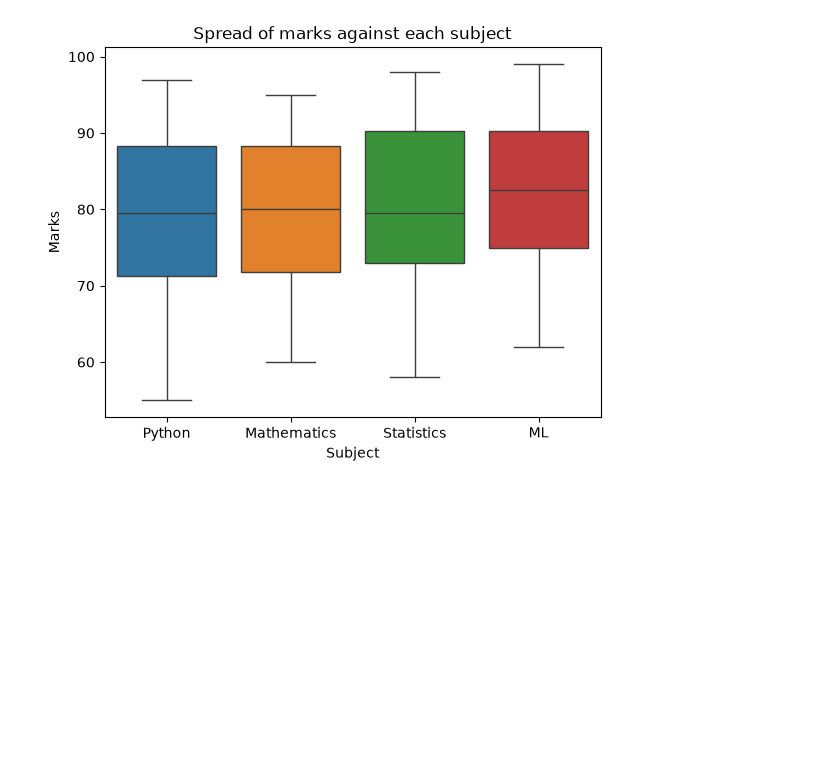
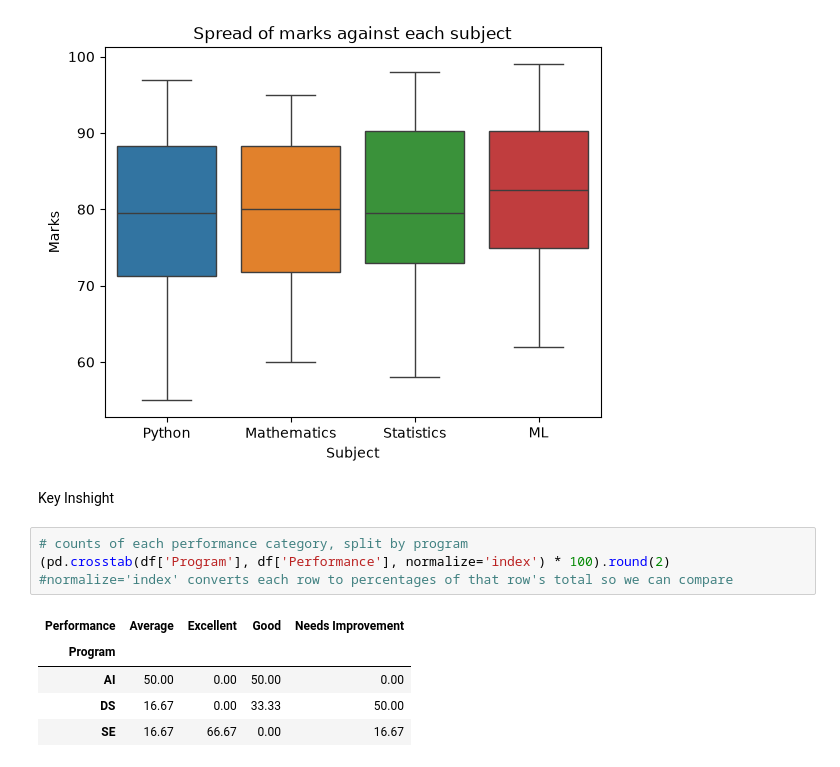
Before and after one commit to amna107/MLB-Internship, a Jupyter notebook: Day5/analysis.ipynb, the cells around one changed output. Saved outputs shown, nothing was run; the diff lists cells and outputs as text; blank space fills up the shorter version.

```diff
--- a/Day5/analysis.ipynb
+++ b/Day5/analysis.ipynb
@@ -119,3 +119,15 @@ plt.show()
 plt.close()
 # %% [output]
 [figure]
+# %% [markdown]
+Key Inshight
+# %%
+# counts of each performance category, split by program
+(pd.crosstab(df['Program'], df['Performance'], normalize='index') * 100).round(2)
+#normalize='index' converts each row to percentages of that row's total so we can compare
+# %% [output]
+| Performance | Average | Excellent | Good | Needs Improvement |
+| Program |  |  |  |  |
+| AI | 50.00 | 0.00 | 50.00 | 0.00 |
+| DS | 16.67 | 0.00 | 33.33 | 50.00 |
+| SE | 16.67 | 66.67 | 0.00 | 16.67 |
```
Also changed, not shown: parts of 3 cells of this notebook, 2 other files.
